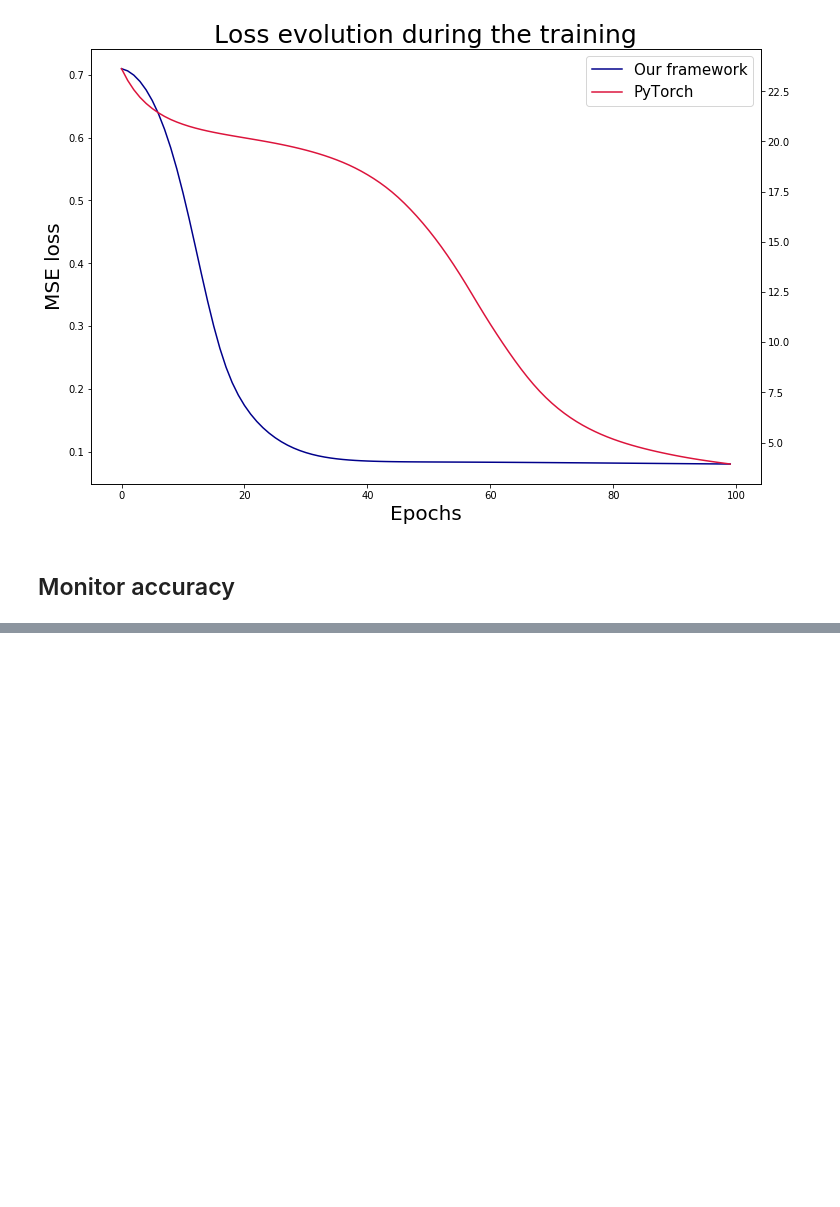
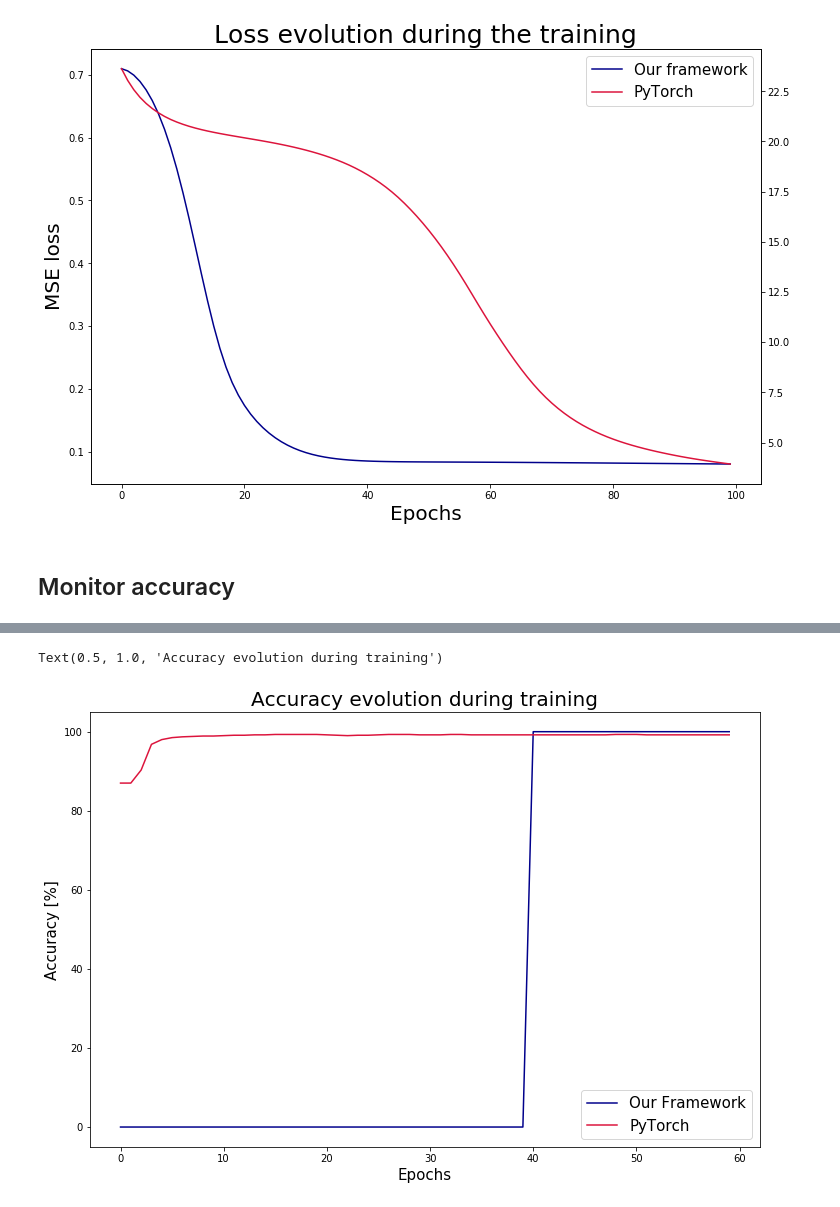
Before and after one commit to michelhugo/DeepLearning, a Jupyter notebook: Project2/models_stats.ipynb, the cells around one changed output, grey strips where cells are left out. Cells and saved outputs as stored; diff of their text form; code cells hidden in the pictures; blank space fills up the shorter version.

```diff
--- a/Project2/models_stats.ipynb
+++ b/Project2/models_stats.ipynb
@@ -290,0 +492,19 @@ fig.savefig("losses_evolution.png")
+# %%
+# Get accuracy
+import pickle
+
+with open('accuracy_hugo_v2.pkl', 'rb') as f:  # Python 3: open(..., 'rb')
+    acc_h = pickle.load(f)
+# %%
+# Let the plot game begin
+# Accuracy
+plt.subplots(figsize=(12, 8))
+plt.plot(acc_h[:60] * 100, color='darkblue', label='Our Framework')
+plt.plot(accuracies_[:60], color='crimson', label='PyTorch')
+plt.xlabel('Epochs', fontsize=15)
+plt.ylabel('Accuracy [%]', fontsize=15)
+plt.legend(loc='lower right', fontsize=15)
+plt.title('Accuracy evolution during training', fontsize=20)
+# %% [output]
+Text(0.5, 1.0, 'Accuracy evolution during training')
+[figure, added]
```
Also changed, not shown: parts of 21 cells of this notebook.
